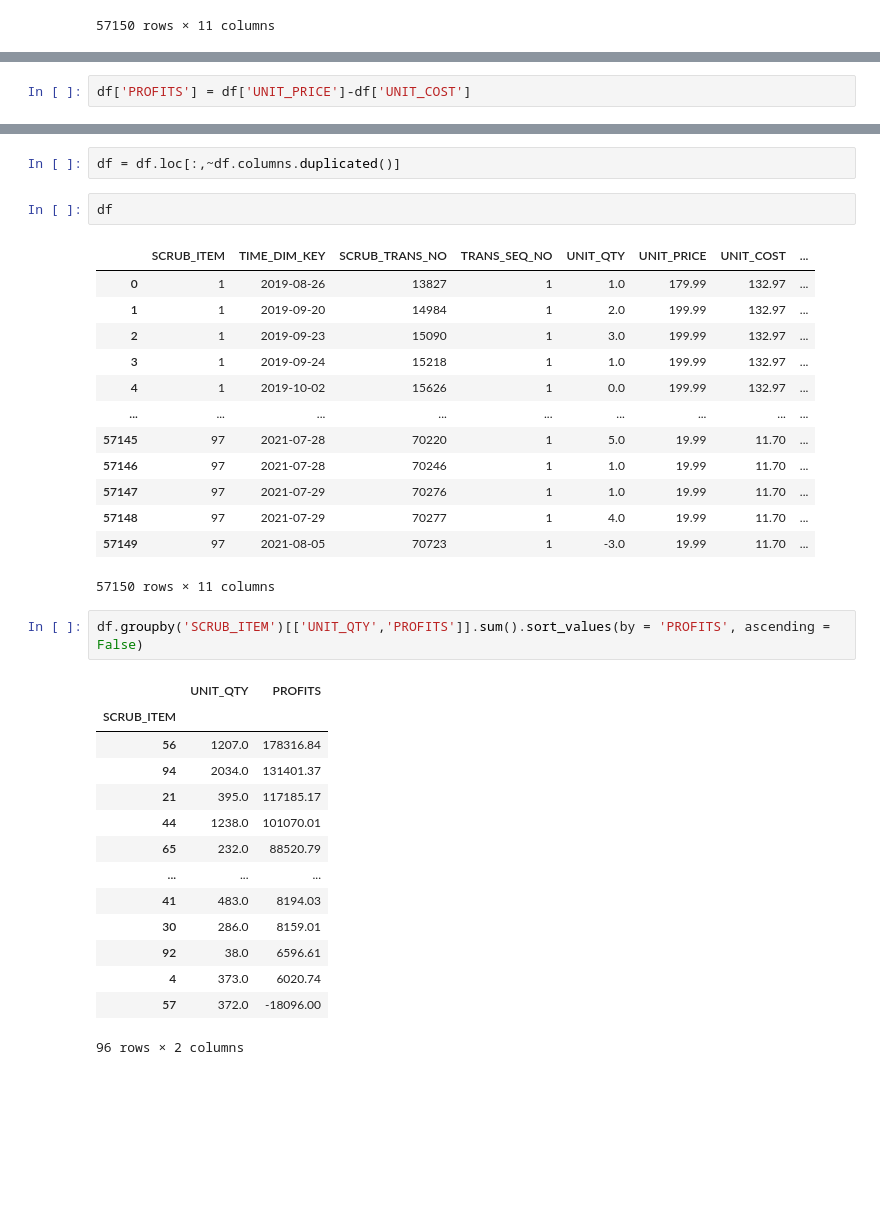
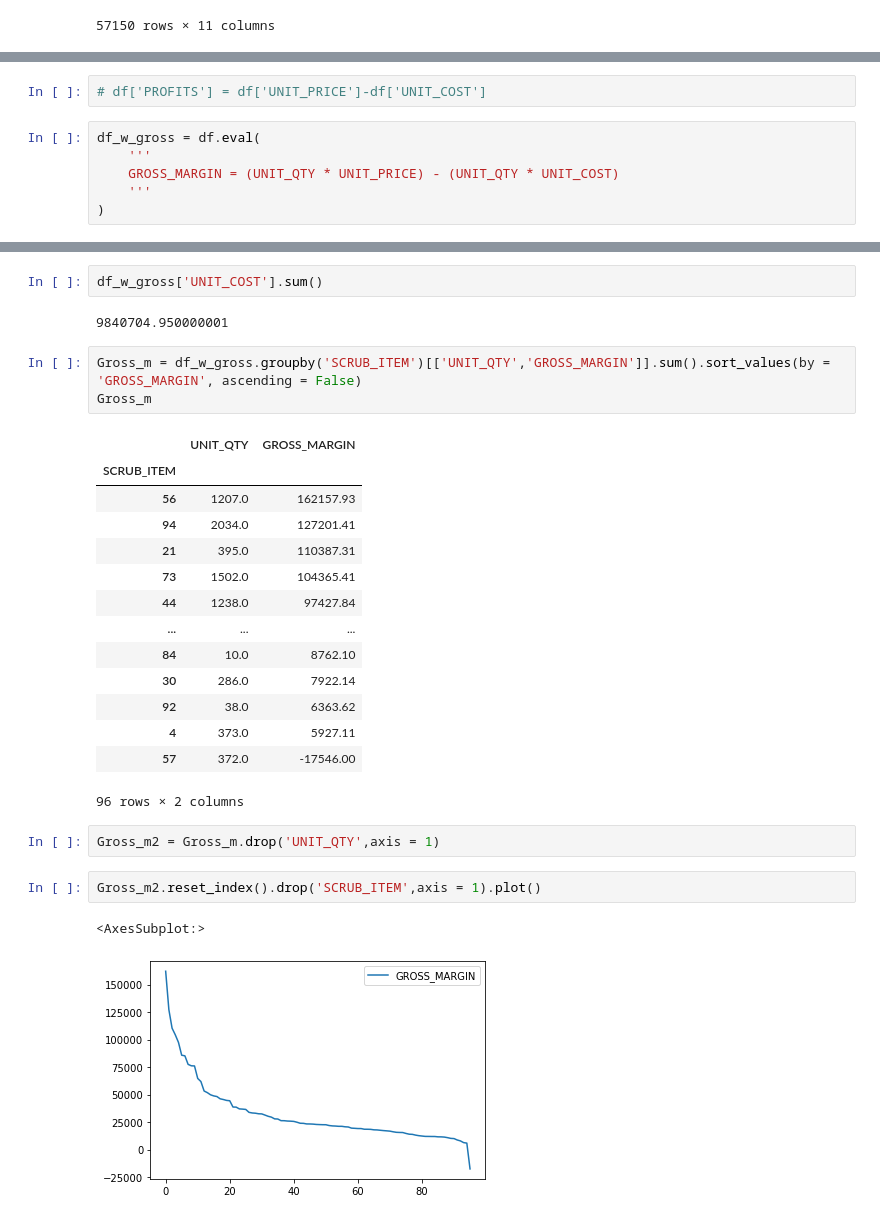
Before and after one commit to arthursjkim/tsc_pricing_optimization, a Jupyter notebook: EL_start.ipynb, the cells around one changed output, grey strips where cells are left out. Drawn from its saved outputs; the diff is of its cells as text; blank space fills up the shorter version.

```diff
--- a/EL_start.ipynb
+++ b/EL_start.ipynb
@@ -279,3 +303,9 @@ df
 # %%
-df['PROFITS'] = df['UNIT_PRICE']-df['UNIT_COST']
+# df['PROFITS'] = df['UNIT_PRICE']-df['UNIT_COST']
+# %%
+df_w_gross = df.eval(
+    '''
+    GROSS_MARGIN = (UNIT_QTY * UNIT_PRICE) - (UNIT_QTY * UNIT_COST)
+    '''
+)
 # %%
@@ -297,35 +327,29 @@ df
-# %%
-df = df.loc[:,~df.columns.duplicated()]
-# %%
-df
-# %% [output]
-|  | SCRUB_ITEM | TIME_DIM_KEY | SCRUB_TRANS_NO | TRANS_SEQ_NO | UNIT_QTY | UNIT_PRICE | UNIT_COST | ... |
-| 0 | 1 | 2019-08-26 | 13827 | 1 | 1.0 | 179.99 | 132.97 | ... |
-| 1 | 1 | 2019-09-20 | 14984 | 1 | 2.0 | 199.99 | 132.97 | ... |
-| 2 | 1 | 2019-09-23 | 15090 | 1 | 3.0 | 199.99 | 132.97 | ... |
-| 3 | 1 | 2019-09-24 | 15218 | 1 | 1.0 | 199.99 | 132.97 | ... |
-| 4 | 1 | 2019-10-02 | 15626 | 1 | 0.0 | 199.99 | 132.97 | ... |
-| ... | ... | ... | ... | ... | ... | ... | ... | ... |
-| 57145 | 97 | 2021-07-28 | 70220 | 1 | 5.0 | 19.99 | 11.70 | ... |
-| 57146 | 97 | 2021-07-28 | 70246 | 1 | 1.0 | 19.99 | 11.70 | ... |
-| 57147 | 97 | 2021-07-29 | 70276 | 1 | 1.0 | 19.99 | 11.70 | ... |
-| 57148 | 97 | 2021-07-29 | 70277 | 1 | 4.0 | 19.99 | 11.70 | ... |
-| 57149 | 97 | 2021-08-05 | 70723 | 1 | -3.0 | 19.99 | 11.70 | ... |
-57150 rows × 11 columns
+# %%
+df_w_gross['UNIT_COST'].sum()
+# %% [output]
+9840704.950000001
 # %%
-df.groupby('SCRUB_ITEM')[['UNIT_QTY','PROFITS']].sum().sort_values(by = 'PROFITS', ascending = False)
+Gross_m = df_w_gross.groupby('SCRUB_ITEM')[['UNIT_QTY','GROSS_MARGIN']].sum().sort_values(by = 'GROSS_MARGIN', ascending = False)
+Gross_m
 # %% [output]
-|  | UNIT_QTY | PROFITS |
+|  | UNIT_QTY | GROSS_MARGIN |
 | SCRUB_ITEM |  |  |
-| 56 | 1207.0 | 178316.84 |
-| 94 | 2034.0 | 131401.37 |
-| 21 | 395.0 | 117185.17 |
-| 44 | 1238.0 | 101070.01 |
-| 65 | 232.0 | 88520.79 |
+| 56 | 1207.0 | 162157.93 |
+| 94 | 2034.0 | 127201.41 |
+| 21 | 395.0 | 110387.31 |
+| 73 | 1502.0 | 104365.41 |
+| 44 | 1238.0 | 97427.84 |
 | ... | ... | ... |
-| 41 | 483.0 | 8194.03 |
-| 30 | 286.0 | 8159.01 |
-| 92 | 38.0 | 6596.61 |
-| 4 | 373.0 | 6020.74 |
-| 57 | 372.0 | -18096.00 |
+| 84 | 10.0 | 8762.10 |
+| 30 | 286.0 | 7922.14 |
+| 92 | 38.0 | 6363.62 |
+| 4 | 373.0 | 5927.11 |
+| 57 | 372.0 | -17546.00 |
 96 rows × 2 columns
+# %%
+Gross_m2 = Gross_m.drop('UNIT_QTY',axis = 1)
+# %%
+Gross_m2.reset_index().drop('SCRUB_ITEM',axis = 1).plot()
+# %% [output]
+<AxesSubplot:>
+[figure, added]
```
Also changed, not shown: parts of 42 cells of this notebook.
